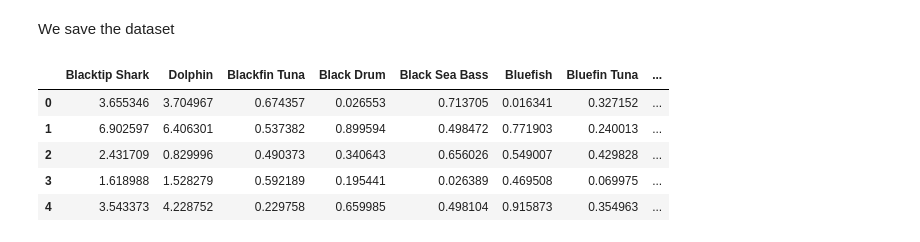
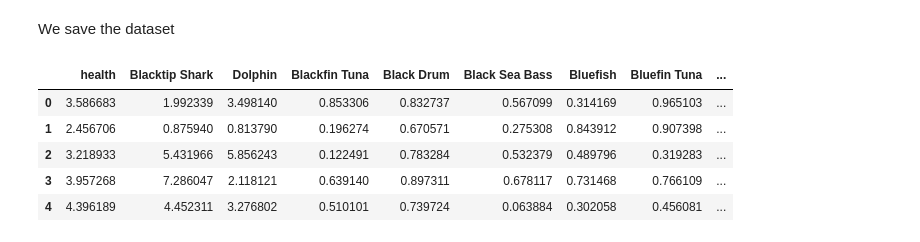
Before and after one commit to llesoil/ML_example, a Jupyter notebook: supervised/data/Generate_dataset.ipynb, the cells around one changed output. Saved outputs shown, nothing was run; the diff lists cells and outputs as text; code cells hidden in the pictures.

```diff
--- a/supervised/data/Generate_dataset.ipynb
+++ b/supervised/data/Generate_dataset.ipynb
@@ -184,20 +184,21 @@ And others aren't!
 # %% [markdown]
 We save the dataset
 # %%
-arr = np.random.uniform(0, 1, len(tux_health)*len(fish_names)).reshape(len(tux_health),len(fish_names))
+arr = np.random.uniform(0, 1, len(tux_health)*(len(fish_names)+1)).reshape(len(tux_health),len(fish_names)+1)
 dataset2 = pd.DataFrame(arr)
 
-dataset2.columns = fish_names
+dataset2.columns = ['health']+fish_names
 
+dataset2["health"] = tux_health
 dataset2["Blacktip Shark"] = shark
 dataset2["Dolphin"] = dolphin
 
 dataset2.to_csv("fish.csv")
 dataset2.head()
 # %% [output]
-|  | Blacktip Shark | Dolphin | Blackfin Tuna | Black Drum | Black Sea Bass | Bluefish | Bluefin Tuna | ... |
-| 0 | 3.655346 | 3.704967 | 0.674357 | 0.026553 | 0.713705 | 0.016341 | 0.327152 | ... |
-| 1 | 6.902597 | 6.406301 | 0.537382 | 0.899594 | 0.498472 | 0.771903 | 0.240013 | ... |
-| 2 | 2.431709 | 0.829996 | 0.490373 | 0.340643 | 0.656026 | 0.549007 | 0.429828 | ... |
-| 3 | 1.618988 | 1.528279 | 0.592189 | 0.195441 | 0.026389 | 0.469508 | 0.069975 | ... |
-| 4 | 3.543373 | 4.228752 | 0.229758 | 0.659985 | 0.498104 | 0.915873 | 0.354963 | ... |
+|  | health | Blacktip Shark | Dolphin | Blackfin Tuna | Black Drum | Black Sea Bass | Bluefish | Bluefin Tuna | ... |
+| 0 | 3.586683 | 1.992339 | 3.498140 | 0.853306 | 0.832737 | 0.567099 | 0.314169 | 0.965103 | ... |
+| 1 | 2.456706 | 0.875940 | 0.813790 | 0.196274 | 0.670571 | 0.275308 | 0.843912 | 0.907398 | ... |
+| 2 | 3.218933 | 5.431966 | 5.856243 | 0.122491 | 0.783284 | 0.532379 | 0.489796 | 0.319283 | ... |
+| 3 | 3.957268 | 7.286047 | 2.118121 | 0.639140 | 0.897311 | 0.678117 | 0.731468 | 0.766109 | ... |
+| 4 | 4.396189 | 4.452311 | 3.276802 | 0.510101 | 0.739724 | 0.063884 | 0.302058 | 0.456081 | ... |
```
Also changed, not shown: parts of 10 cells of this notebook, 4 other files.
